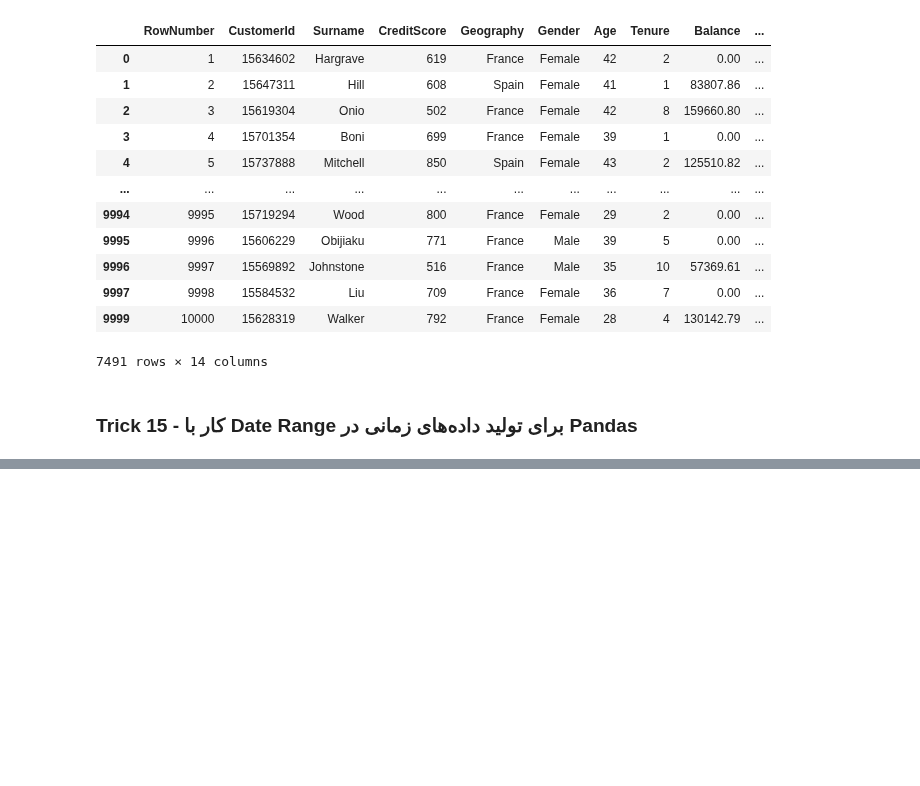
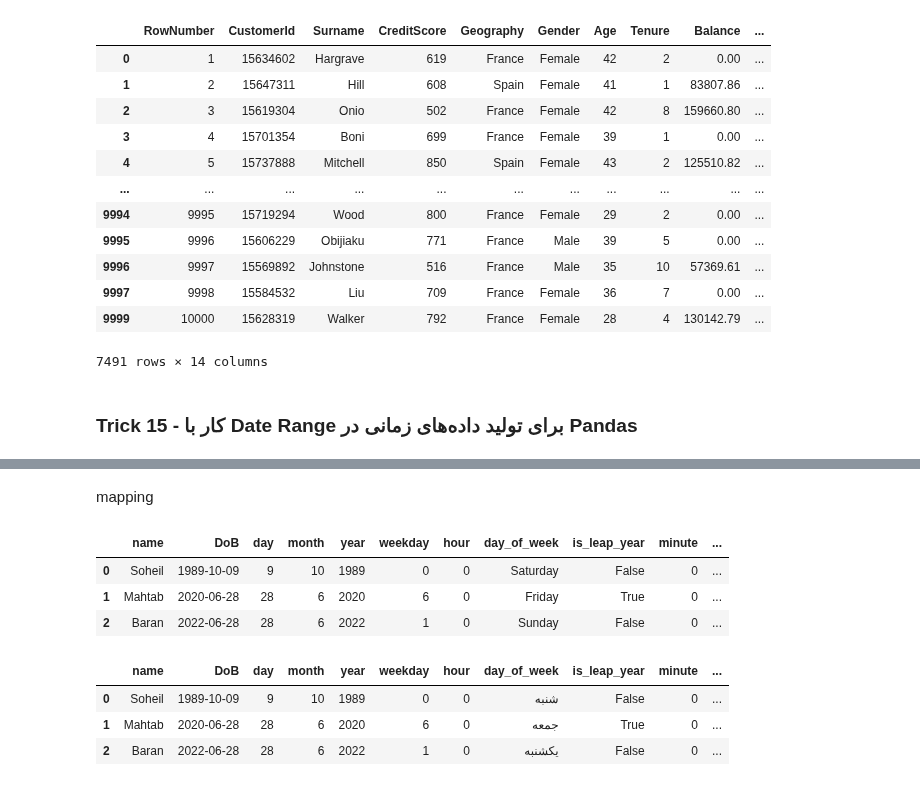
Before and after one commit to poorialari2017/ML_git001, a Jupyter notebook: MLproj002/Pooria/01 Preprocessing/Pandas/02 30Trick of Pandas.ipynb, the cells around one changed output, grey strips where cells are left out. Cells and saved outputs as stored; diff of their text form; code cells hidden in the pictures; blank space fills up the shorter version.

```diff
--- a/MLproj002/Pooria/01 Preprocessing/Pandas/02 30Trick of Pandas.ipynb
+++ b/MLproj002/Pooria/01 Preprocessing/Pandas/02 30Trick of Pandas.ipynb
@@ -1190,0 +1406,36 @@ dft14[~dft14.Geography.isin(['Germany'])]
+# %% [markdown]
+mapping
+# %%
+dw_mapping={
+    0: 'Saturday',
+    1: 'Sunday',
+    2: 'Monday',
+    3: 'Tuesday',
+    4: 'Wednesday',
+    5: 'Thursday',
+    6: 'Friday'
+}
+dft16['day_of_week']=dft16['DoB'].dt.weekday.map(dw_mapping)
+dft16
+# %% [output]
+|  | name | DoB | day | month | year | weekday | hour | day_of_week | is_leap_year | minute | ... |
+| 0 | Soheil | 1989-10-09 | 9 | 10 | 1989 | 0 | 0 | Saturday | False | 0 | ... |
+| 1 | Mahtab | 2020-06-28 | 28 | 6 | 2020 | 6 | 0 | Friday | True | 0 | ... |
+| 2 | Baran | 2022-06-28 | 28 | 6 | 2022 | 1 | 0 | Sunday | False | 0 | ... |
+# %%
+dw_mapping={
+     0: 'شنبه',
+    1: 'یکشنبه',
+    2: 'دوشنبه',
+    3: 'سه شنبه',
+    4: 'چهارشنبه',
+    5: 'پنجشنبه',
+    6: 'جمعه',
+}
+dft16['day_of_week']=dft16['DoB'].dt.weekday.map(dw_mapping)
+dft16
+# %% [output]
+|  | name | DoB | day | month | year | weekday | hour | day_of_week | is_leap_year | minute | ... |
+| 0 | Soheil | 1989-10-09 | 9 | 10 | 1989 | 0 | 0 | شنبه | False | 0 | ... |
+| 1 | Mahtab | 2020-06-28 | 28 | 6 | 2020 | 6 | 0 | جمعه | True | 0 | ... |
+| 2 | Baran | 2022-06-28 | 28 | 6 | 2022 | 1 | 0 | یکشنبه | False | 0 | ... |
```
Also changed, not shown: parts of 51 cells of this notebook.
